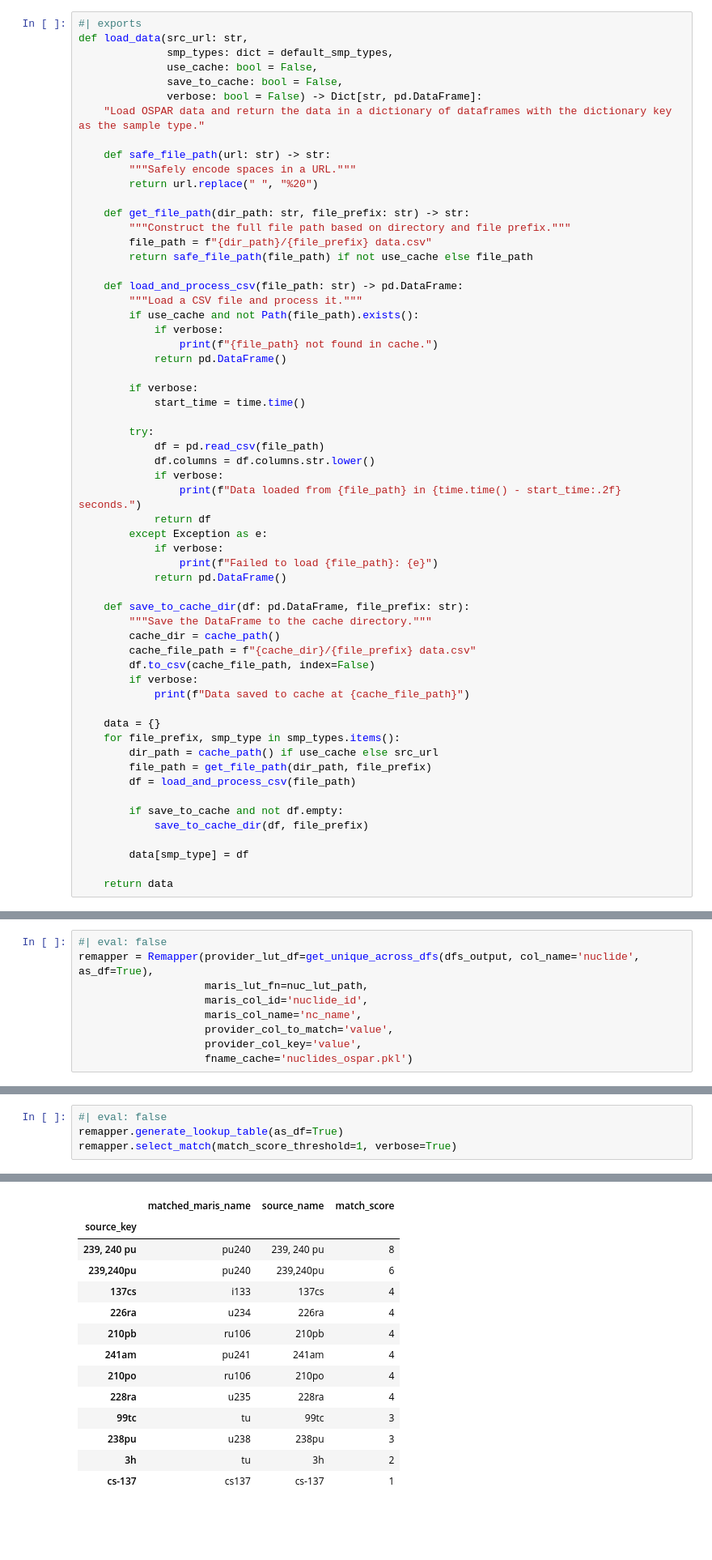
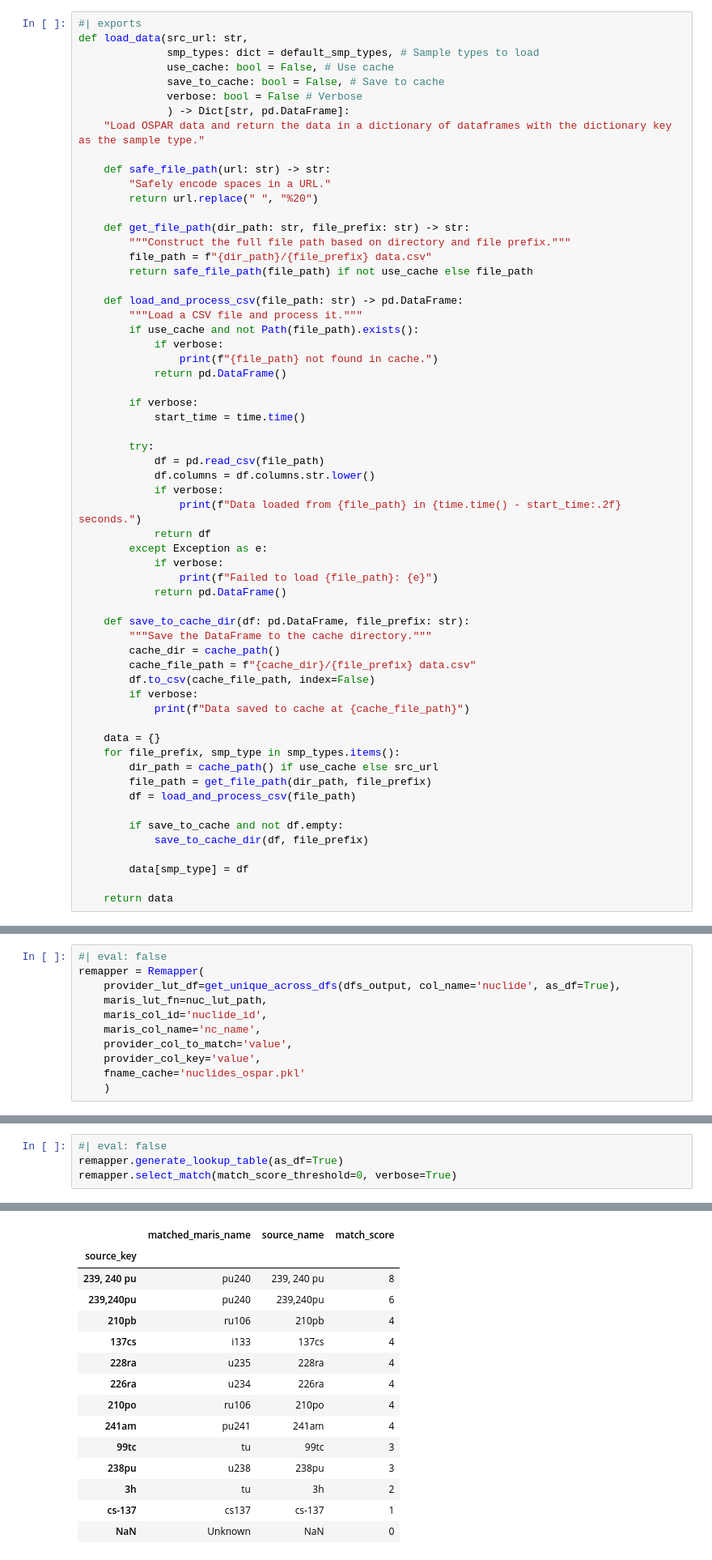
Before and after one commit to franckalbinet/marisco, a Jupyter notebook: nbs/handlers/ospar.ipynb, the cells around one changed output, grey strips where cells are left out. Shown: that part at 81% size. Drawn from its saved outputs; the diff is of its cells as text; blank space fills up the shorter version.

```diff
--- a/nbs/handlers/ospar.ipynb
+++ b/nbs/handlers/ospar.ipynb
@@ -127,14 +123,15 @@ def read_csv(file_name, dir=src_dir):
 # %%
 #| exports
 def load_data(src_url: str,
-              smp_types: dict = default_smp_types,
-              use_cache: bool = False,
-              save_to_cache: bool = False,
-              verbose: bool = False) -> Dict[str, pd.DataFrame]:
+              smp_types: dict = default_smp_types, # Sample types to load
+              use_cache: bool = False, # Use cache
+              save_to_cache: bool = False, # Save to cache
+              verbose: bool = False # Verbose
+              ) -> Dict[str, pd.DataFrame]:
     "Load OSPAR data and return the data in a dictionary of dataframes with the dictionary key as the sample type."
 
     def safe_file_path(url: str) -> str:
-        """Safely encode spaces in a URL."""
+        "Safely encode spaces in a URL."
         return url.replace(" ", "%20")
 
     def get_file_path(dir_path: str, file_prefix: str) -> str:
@@ -297,10 +279,12 @@ We will refer to this process as **IMFA** (**I**nspect, **M**atch, **F**ix, **A*
 Let's now create an instance of a [fuzzy matching algorithm](https://www.wikiwand.com/en/articles/Approximate_string_matching) `Remapper`. This instance will align the nuclide names from the OSPAR dataset with the MARIS standard nuclide names, as defined in the lookup table located at `nuc_lut_path` and previously shown as `nuc_lut_df`.
 # %%
 #| eval: false
-remapper = Remapper(provider_lut_df=get_unique_across_dfs(dfs_output, col_name='nuclide', as_df=True),
-                    maris_lut_fn=nuc_lut_path,
-                    maris_col_id='nuclide_id',
-                    maris_col_name='nc_name',
-                    provider_col_to_match='value',
-                    provider_col_key='value',
-                    fname_cache='nuclides_ospar.pkl')
+remapper = Remapper(
+    provider_lut_df=get_unique_across_dfs(dfs_output, col_name='nuclide', as_df=True),
+    maris_lut_fn=nuc_lut_path,
+    maris_col_id='nuclide_id',
+    maris_col_name='nc_name',
+    provider_col_to_match='value',
+    provider_col_key='value',
+    fname_cache='nuclides_ospar.pkl'
+    )
@@ -309,5 +324,5 @@ Now, we can automatically match the OSPAR nuclide names to the MARIS standard. T
 # %%
 #| eval: false
 remapper.generate_lookup_table(as_df=True)
-remapper.select_match(match_score_threshold=1, verbose=True)
+remapper.select_match(match_score_threshold=0, verbose=True)
 # %% [output]
@@ -315,14 +330,15 @@ remapper.select_match(match_score_threshold=1, verbose=True)
 |  | matched_maris_name | source_name | match_score |
 | source_key |  |  |  |
 | 239, 240 pu | pu240 | 239, 240 pu | 8 |
 | 239,240pu | pu240 | 239,240pu | 6 |
+| 210pb | ru106 | 210pb | 4 |
 | 137cs | i133 | 137cs | 4 |
+| 228ra | u235 | 228ra | 4 |
 | 226ra | u234 | 226ra | 4 |
-| 210pb | ru106 | 210pb | 4 |
+| 210po | ru106 | 210po | 4 |
 | 241am | pu241 | 241am | 4 |
-| 210po | ru106 | 210po | 4 |
-| 228ra | u235 | 228ra | 4 |
 | 99tc | tu | 99tc | 3 |
 | 238pu | u238 | 238pu | 3 |
 | 3h | tu | 3h | 2 |
 | cs-137 | cs137 | cs-137 | 1 |
+| NaN | Unknown | NaN | 0 |
```
Also changed, not shown: parts of 33 cells of this notebook, 6 other files.
